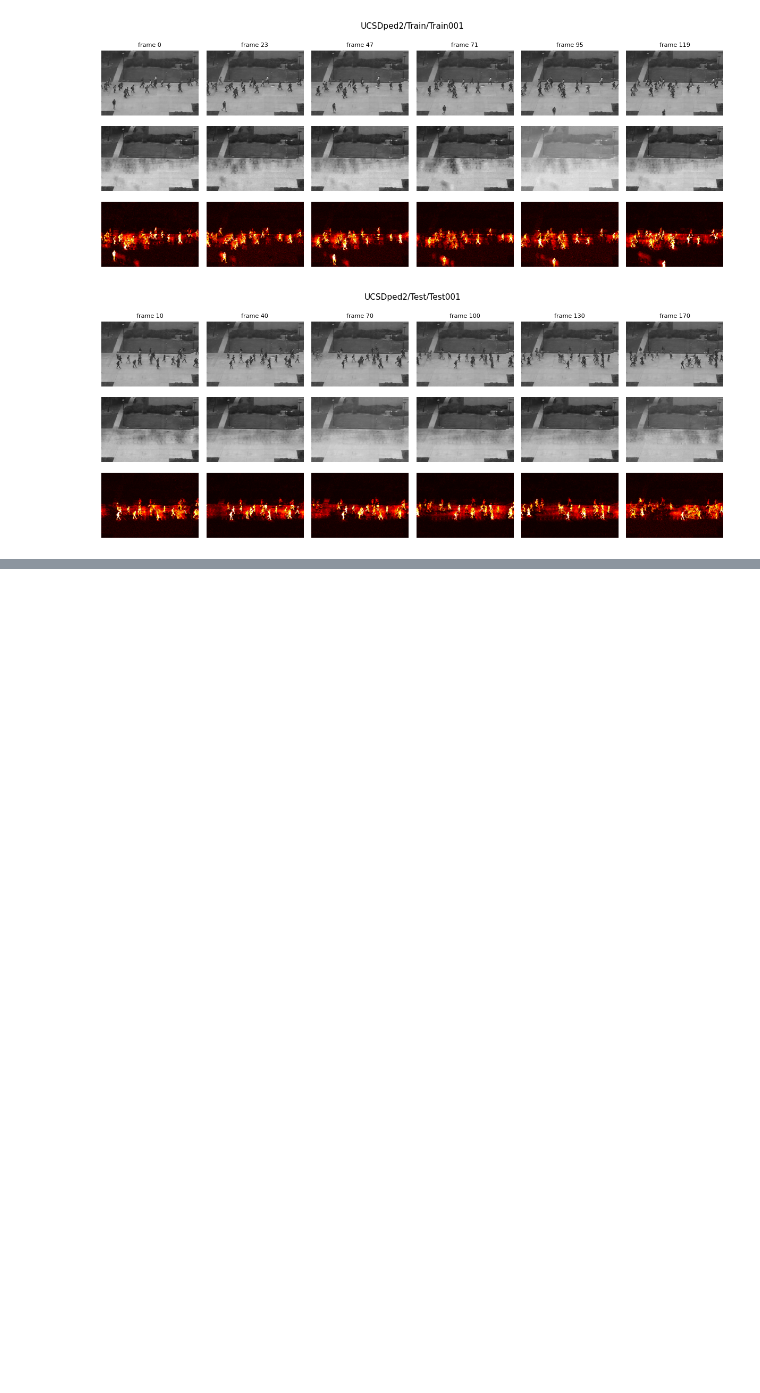
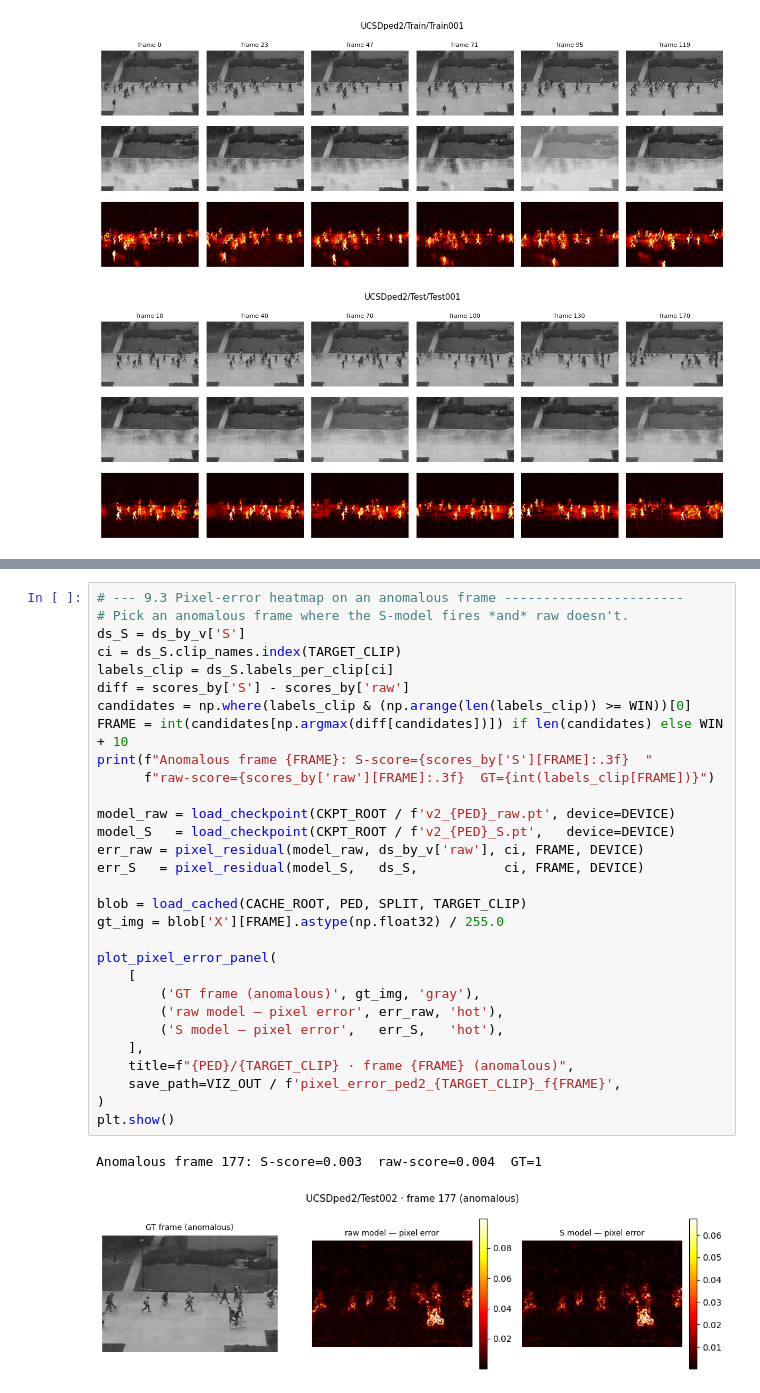
Before and after one commit to MartinNordli/Anomaly-Detection-Pedestrian, a Jupyter notebook: notebooks/main.ipynb, the cells around one changed output, grey strips where cells are left out. Drawn from its saved outputs; the diff is of its cells as text; blank space fills up the shorter version.

```diff
--- a/notebooks/main.ipynb
+++ b/notebooks/main.ipynb
@@ -310,0 +415,33 @@ plt.show()
+# %%
+# --- 9.3 Pixel-error heatmap on an anomalous frame -----------------------
+# Pick an anomalous frame where the S-model fires *and* raw doesn't.
+ds_S = ds_by_v['S']
+ci = ds_S.clip_names.index(TARGET_CLIP)
+labels_clip = ds_S.labels_per_clip[ci]
+diff = scores_by['S'] - scores_by['raw']
+candidates = np.where(labels_clip & (np.arange(len(labels_clip)) >= WIN))[0]
+FRAME = int(candidates[np.argmax(diff[candidates])]) if len(candidates) else WIN + 10
+print(f"Anomalous frame {FRAME}: S-score={scores_by['S'][FRAME]:.3f}  "
+      f"raw-score={scores_by['raw'][FRAME]:.3f}  GT={int(labels_clip[FRAME])}")
+
+model_raw = load_checkpoint(CKPT_ROOT / f'v2_{PED}_raw.pt', device=DEVICE)
+model_S   = load_checkpoint(CKPT_ROOT / f'v2_{PED}_S.pt',   device=DEVICE)
+err_raw = pixel_residual(model_raw, ds_by_v['raw'], ci, FRAME, DEVICE)
+err_S   = pixel_residual(model_S,   ds_S,           ci, FRAME, DEVICE)
+
+blob = load_cached(CACHE_ROOT, PED, SPLIT, TARGET_CLIP)
+gt_img = blob['X'][FRAME].astype(np.float32) / 255.0
+
+plot_pixel_error_panel(
+    [
+        ('GT frame (anomalous)', gt_img, 'gray'),
+        ('raw model — pixel error', err_raw, 'hot'),
+        ('S model — pixel error',   err_S,   'hot'),
+    ],
+    title=f"{PED}/{TARGET_CLIP} · frame {FRAME} (anomalous)",
+    save_path=VIZ_OUT / f'pixel_error_ped2_{TARGET_CLIP}_f{FRAME}',
+)
+plt.show()
+# %% [output]
+Anomalous frame 177: S-score=0.003  raw-score=0.004  GT=1
+[figure, added]
```
Also changed, not shown: parts of 13 cells of this notebook, 3 other files.
